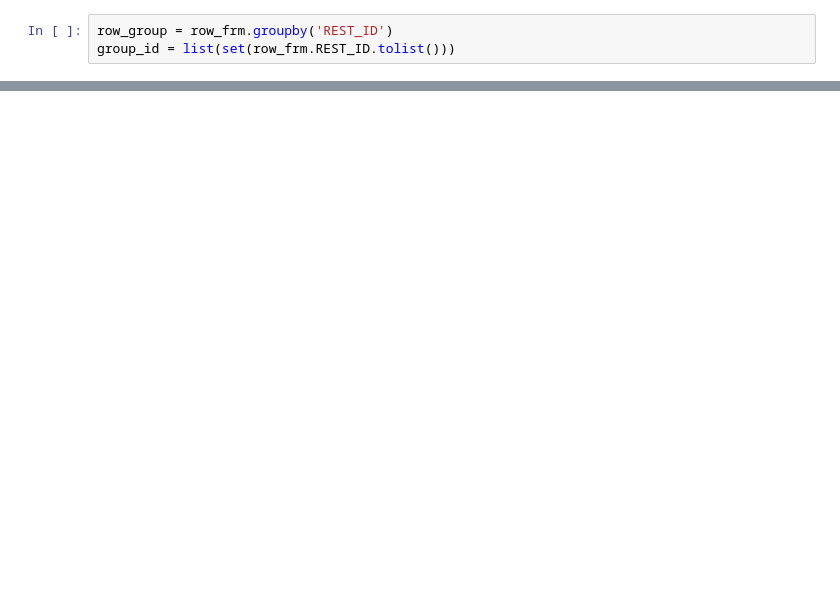
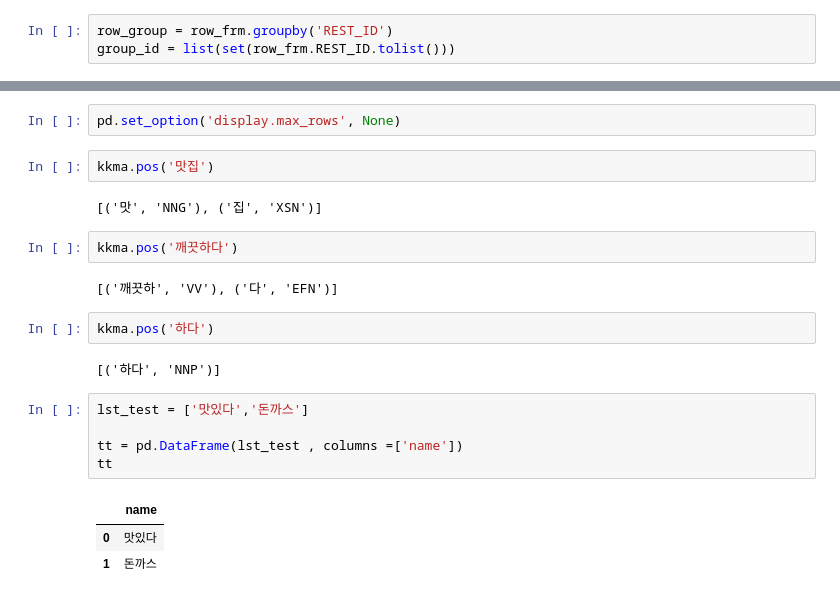
Before and after one commit to JUICE-JinHyeong/TABA_4, a Jupyter notebook: Crawling/Crawling/wordcount/wordcloud_data.ipynb, the cells around one changed output, grey strips where cells are left out. Drawn from its saved outputs; the diff is of its cells as text; blank space fills up the shorter version.

```diff
--- a/Crawling/Crawling/wordcount/wordcloud_data.ipynb
+++ b/Crawling/Crawling/wordcount/wordcloud_data.ipynb
@@ -107,0 +218,23 @@ wordcloud_frm = pd.concat(wordcloud_list , axis=0)
+# %%
+pd.set_option('display.max_rows', None)
+# %%
+kkma.pos('맛집')
+# %% [output]
+[('맛', 'NNG'), ('집', 'XSN')]
+# %%
+kkma.pos('깨끗하다')
+# %% [output]
+[('깨끗하', 'VV'), ('다', 'EFN')]
+# %%
+kkma.pos('하다')
+# %% [output]
+[('하다', 'NNP')]
+# %%
+lst_test = ['맛있다','돈까스']
+
+tt = pd.DataFrame(lst_test , columns =['name'])
+tt
+# %% [output]
+|  | name |
+| 0 | 맛있다 |
+| 1 | 돈까스 |
```
Also changed, not shown: parts of 20 cells of this notebook, 11 other files.
